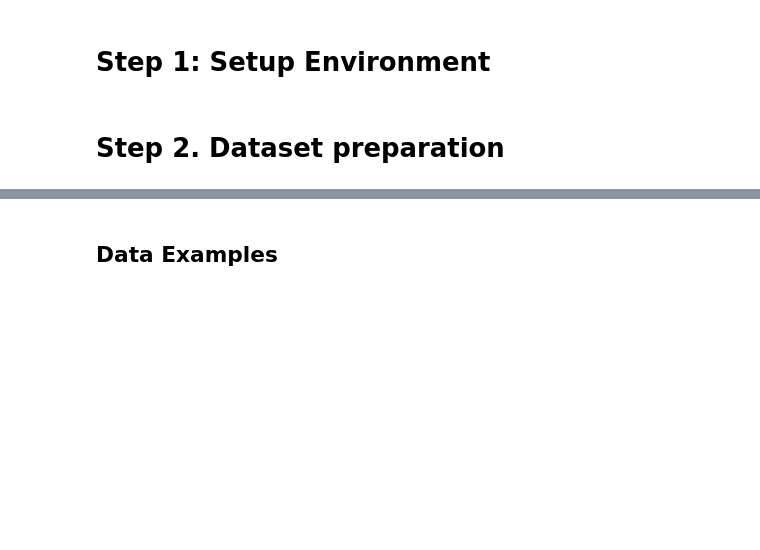
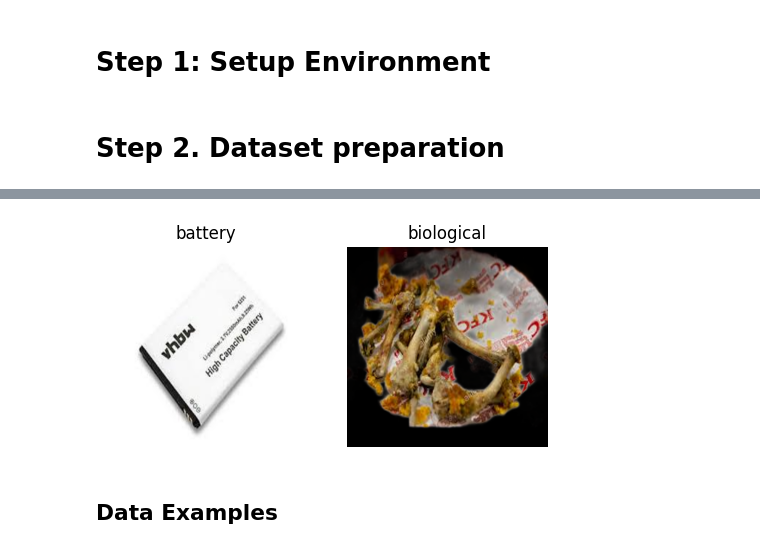
Before and after one commit to SmartSproutTeam/GarbageClassifier, a Jupyter notebook: Model/main.ipynb, the cells around one changed output, grey strips where cells are left out. Saved outputs shown, nothing was run; the diff lists cells and outputs as text; code cells hidden in the pictures; blank space fills up the shorter version.

```diff
--- a/Model/main.ipynb
+++ b/Model/main.ipynb
@@ -84,3 +71,54 @@ X_train, X_test, y_train, y_test = train_test_split(
+# %%
+import os
+import numpy as np
+from PIL import Image
+import matplotlib.pyplot as plt
+from sklearn.model_selection import train_test_split
+
+def load_one_folder(folder_path, label, image_size):
+    images = []
+    for filename in os.listdir(folder_path):
+        with Image.open(os.path.join(folder_path, filename)) as img:
+            img = img.convert("RGB")  # Ensure the image is in RGB format
+            image = img.resize(image_size)
+            images.append(np.array(image, dtype=np.uint8))
+    return images, [label] * len(images)
+
+def load_all_folders(folder_path, label_names, image_size=(400, 400)):
+    X = []
+    y = []
+    for label in range(len(label_names)):
+        X_temp, y_temp = load_one_folder(os.path.join(folder_path, label_names[label]), label, image_size)
+        X += X_temp
+        y += y_temp
+    return np.array(X), np.array(y)
+
+# Example usage
+folder_path = "../Data/garbage-dataset/"
+label_names = ["battery", "biological"]
+
+X, y = load_all_folders(folder_path, label_names)
+X_train, X_test, y_train, y_test = train_test_split(X, y, test_size=0.2, random_state=42)
+
+# Plotting the images
+fig = plt.figure(figsize=(15, 10))
+
+first_occurrence = {}
+for index, (image, label) in enumerate(zip(X, y)):
+    if label_names[label] not in first_occurrence:
+        first_occurrence[label_names[label]] = image
+    if len(first_occurrence) == len(label_names):
+        break
+
+for index, label_name in enumerate(label_names):
+    axis = fig.add_subplot(2, 5, index + 1)
+    axis.axis('off')
+    axis.set_title(label_name)
+    axis.imshow(first_occurrence[label_name])
+
+plt.show()
+# %% [output]
+[figure, added]
 # %% [markdown]
 ## Data Examples
 # %%
```
Also changed, not shown: parts of 7 cells of this notebook, 2 other files.
